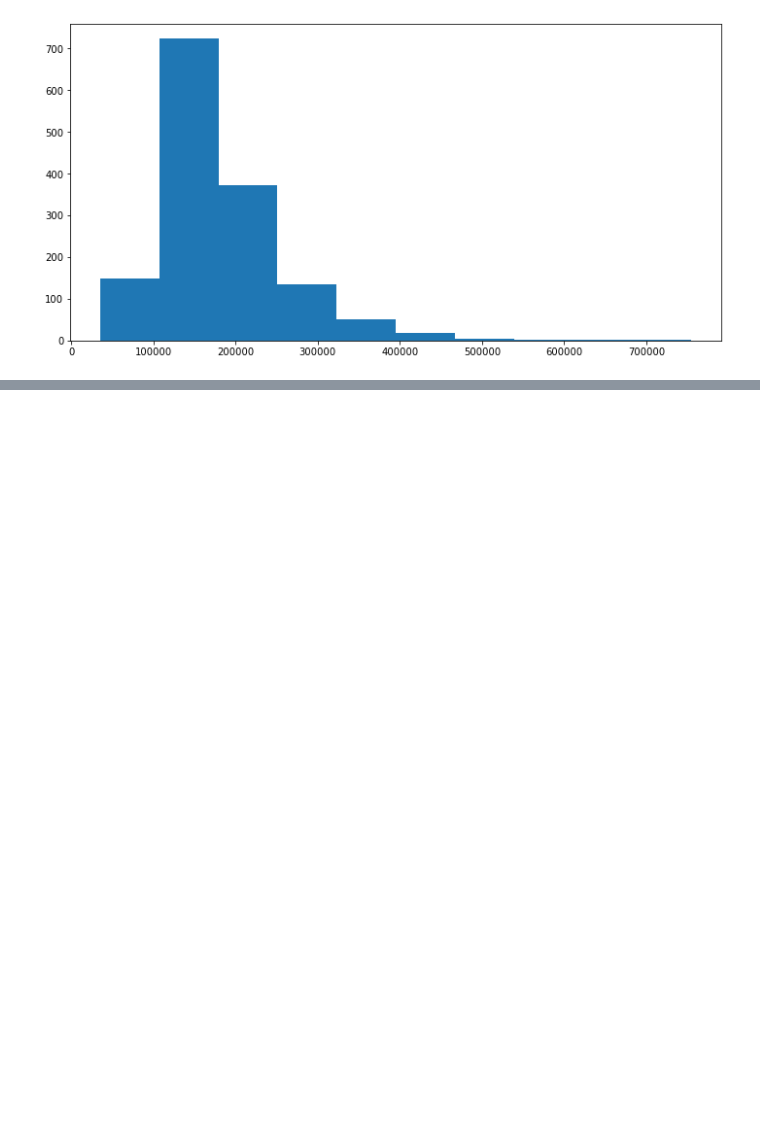
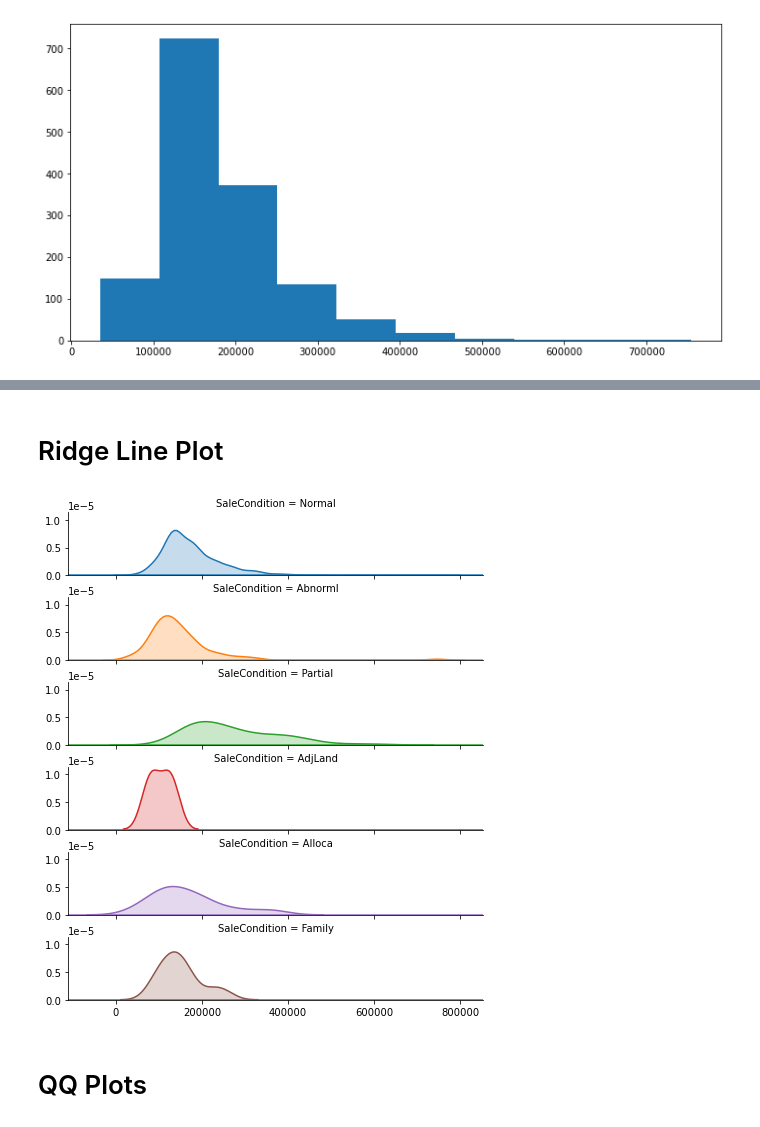
Before and after one commit to RTG8055/DataScience, a Jupyter notebook: StartSteps/Visualization/DS_Toolkit.ipynb, the cells around one changed output, grey strips where cells are left out. Cells and saved outputs as stored; diff of their text form; code cells hidden in the pictures; blank space fills up the shorter version.

```diff
--- a/StartSteps/Visualization/DS_Toolkit.ipynb
+++ b/StartSteps/Visualization/DS_Toolkit.ipynb
@@ -77,0 +198,11 @@ plt.hist(df['SalePrice'])
+# %% [markdown]
+# Ridge Line Plot
+# %%
+ridge_plot = sns.FacetGrid(df, row="SaleCondition", hue="SaleCondition", aspect=5, height=1.25)
+ridge_plot.map(sns.kdeplot, 'SalePrice', shade=True)
+ridge_plot.map(plt.axhline)
+ridge_plot.fig.subplots_adjust(hspace=0.35)
+# %% [output]
+[figure, added]
+# %% [markdown]
+# QQ Plots
```
Also changed, not shown: parts of 15 cells of this notebook.
